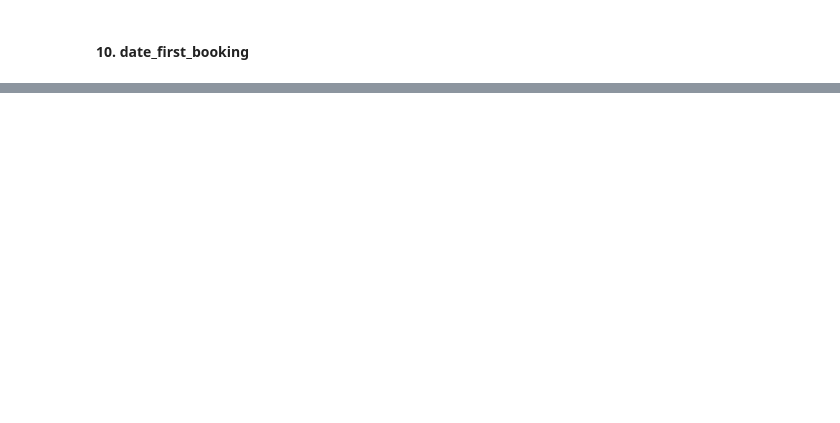
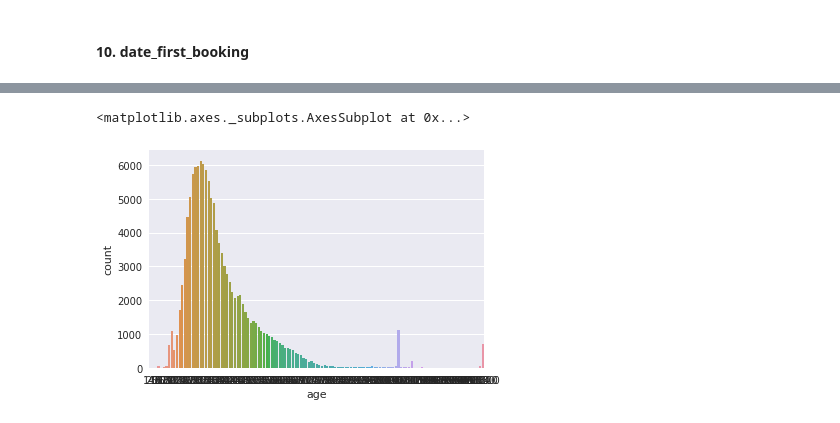
Before and after one commit to wjy5446/airbnb-new-booking, a Jupyter notebook: yoon/user_EDA.ipynb, the cells around one changed output, grey strips where cells are left out. Saved outputs shown, nothing was run; the diff lists cells and outputs as text; code cells hidden in the pictures; blank space fills up the shorter version.

```diff
--- a/yoon/user_EDA.ipynb
+++ b/yoon/user_EDA.ipynb
@@ -85,6 +111,11 @@ df_train["date_account_created"] = pd.to_datetime(df_train["date_account_created
 ### 4. timestamp_first_active
 # %%
 df_train["timestamp_first_active"] = pd.to_datetime(df_train["timestamp_first_active"], format="%Y%m%d%H%M%S", errors='ignore')
+# %%
+df_train["fa_year"] = df_train["timestamp_first_active"].apply(lambda x : x.year)
+df_train["fa_month"] = df_train["timestamp_first_active"].apply(lambda x : x.month)
+df_train["fa_day"] = df_train["timestamp_first_active"].apply(lambda x : x.day)
+df_train["fa_hour"] = df_train["timestamp_first_active"].apply(lambda x : x.hour)
 # %% [markdown]
 ### 5. Gender
 # %%
@@ -322,0 +238,5 @@ df_train["date_first_booking"] = pd.to_datetime(df_train["date_first_booking"],
+# %%
+sns.countplot(df_train["age"])
+# %% [output]
+<matplotlib.axes._subplots.AxesSubplot at 0x...>
+[figure, added]
```
Also changed, not shown: parts of 30 cells of this notebook.
